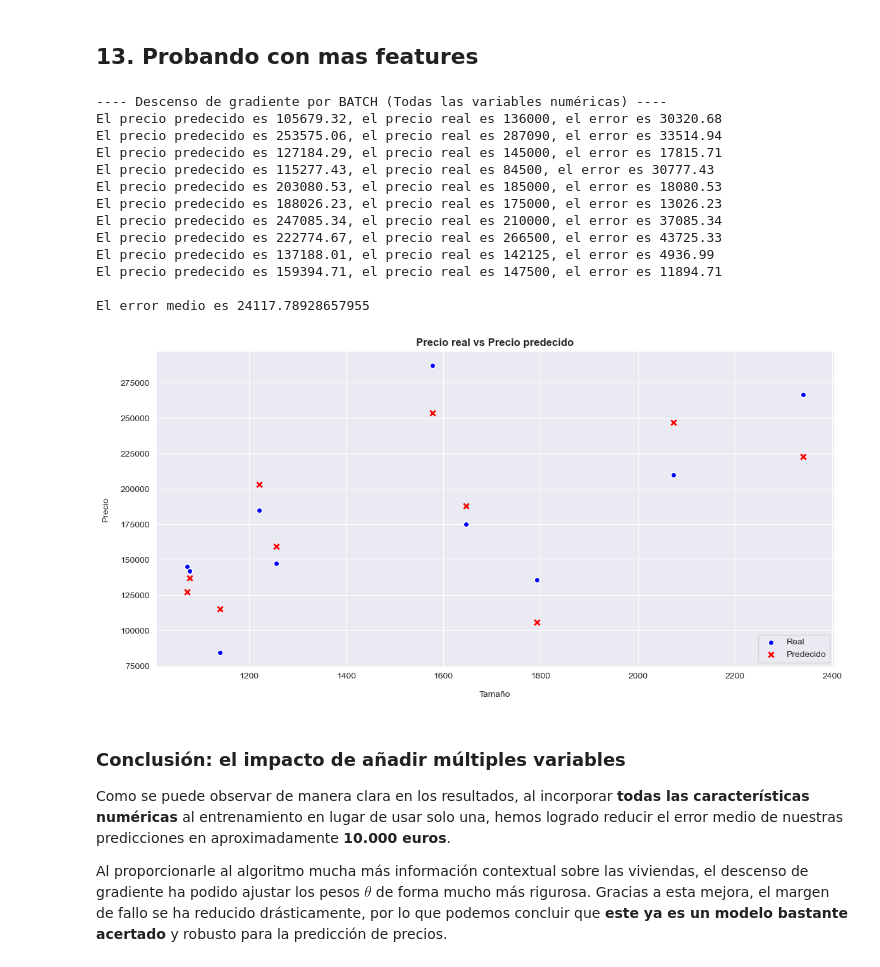
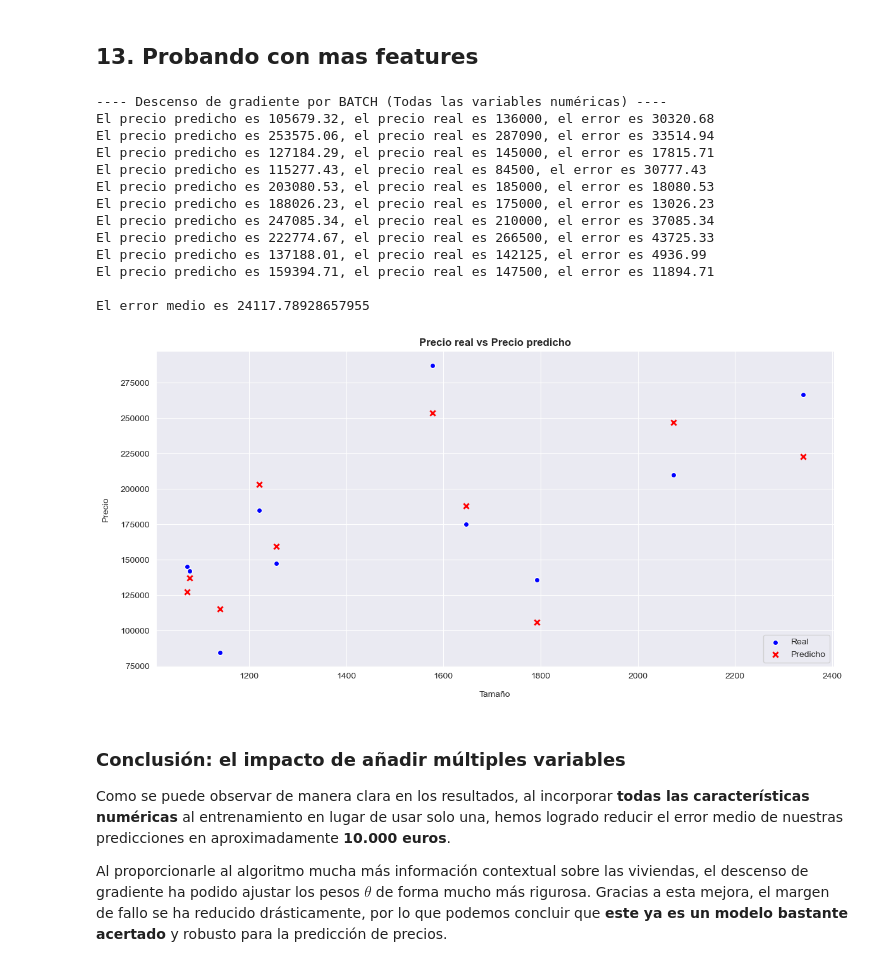
Before and after one commit to Jesus-Penaranda/Descenso-del-Gradiente-desde-Cero, a Jupyter notebook: descenso_gradiente.ipynb, the cells around one changed output. Drawn from its saved outputs; the diff is of its cells as text; code cells hidden in the pictures.

```diff
--- a/descenso_gradiente.ipynb
+++ b/descenso_gradiente.ipynb
@@ -598,51 +598,51 @@ recta = batch(alfa=0.0001, theta=theta, X=X, y=y_norm)
 # %%
 print("---- Descenso de gradiente por BATCH (Todas las variables numéricas) ----")
 error_total = 0
 lista_reales = []
 lista_predicciones = []
 for i in range(1450, 1460):
     valores = test.iloc[i].values
     divisor = X_maxs.values - X_mins.values
     divisor[divisor == 0] = 1
     valores_norm = (valores - X_mins.values) / divisor
     valores_norm = np.nan_to_num(valores_norm, nan=0.0, posinf=0.0, neginf=0.0)
 
-    precio_predecido_norm = hipotesis(theta=recta, X=np.concatenate(([1.0], valores_norm)))
-    precio_predecido = (precio_predecido_norm * (y_max - y_min)) + y_min
-    lista_predicciones.append(precio_predecido)
+    precio_predicho_norm = hipotesis(theta=recta, X=np.concatenate(([1.0], valores_norm)))
+    precio_predicho = (precio_predicho_norm * (y_max - y_min)) + y_min
+    lista_predicciones.append(precio_predicho)
 
     precio_real = original.iloc[i]["SalePrice"]
     lista_reales.append(precio_real)
-    error = abs(precio_predecido - precio_real)
+    error = abs(precio_predicho - precio_real)
     error_total += error
-    print(f"El precio predecido es {precio_predecido:.2f}, el precio real es {precio_real}, el error es {error:.2f}")
+    print(f"El precio predicho es {precio_predicho:.2f}, el precio real es {precio_real}, el error es {error:.2f}")
 print(f"\nEl error medio es {error_total/10}")
 
 plt.figure(figsize=(12,6))
 y = test.iloc[1450:]["GrLivArea"]
 sns.scatterplot(x=y, y=lista_reales, marker='o', color="blue",linewidth=1, label="Real")
-sns.scatterplot(x=y, y=lista_predicciones, marker='x', color="red", linewidth=2, label="Predecido")
-plt.title("Precio real vs Precio predecido", fontweight="bold")
+sns.scatterplot(x=y, y=lista_predicciones, marker='x', color="red", linewidth=2, label="Predicho")
+plt.title("Precio real vs Precio predicho", fontweight="bold")
 plt.xlabel("Tamaño",  labelpad=12)
 plt.ylabel("Precio", labelpad=12)
 plt.tight_layout()
 plt.legend(loc="lower right")
 plt.show()
 # %% [output]
 ---- Descenso de gradiente por BATCH (Todas las variables numéricas) ----
-El precio predecido es 105679.32, el precio real es 136000, el error es 30320.68
-El precio predecido es 253575.06, el precio real es 287090, el error es 33514.94
-El precio predecido es 127184.29, el precio real es 145000, el error es 17815.71
-El precio predecido es 115277.43, el precio real es 84500, el error es 30777.43
-El precio predecido es 203080.53, el precio real es 185000, el error es 18080.53
-El precio predecido es 188026.23, el precio real es 175000, el error es 13026.23
-El precio predecido es 247085.34, el precio real es 210000, el error es 37085.34
-El precio predecido es 222774.67, el precio real es 266500, el error es 43725.33
-El precio predecido es 137188.01, el precio real es 142125, el error es 4936.99
-El precio predecido es 159394.71, el precio real es 147500, el error es 11894.71
+El precio predicho es 105679.32, el precio real es 136000, el error es 30320.68
+El precio predicho es 253575.06, el precio real es 287090, el error es 33514.94
+El precio predicho es 127184.29, el precio real es 145000, el error es 17815.71
+El precio predicho es 115277.43, el precio real es 84500, el error es 30777.43
+El precio predicho es 203080.53, el precio real es 185000, el error es 18080.53
+El precio predicho es 188026.23, el precio real es 175000, el error es 13026.23
+El precio predicho es 247085.34, el precio real es 210000, el error es 37085.34
+El precio predicho es 222774.67, el precio real es 266500, el error es 43725.33
+El precio predicho es 137188.01, el precio real es 142125, el error es 4936.99
+El precio predicho es 159394.71, el precio real es 147500, el error es 11894.71
 
 El error medio es 24117.78928657955
-[figure, old version]
+[figure, new version]
 # %% [markdown]
 ### Conclusión: el impacto de añadir múltiples variables
 
```
Also changed, not shown: parts of 8 cells of this notebook.
